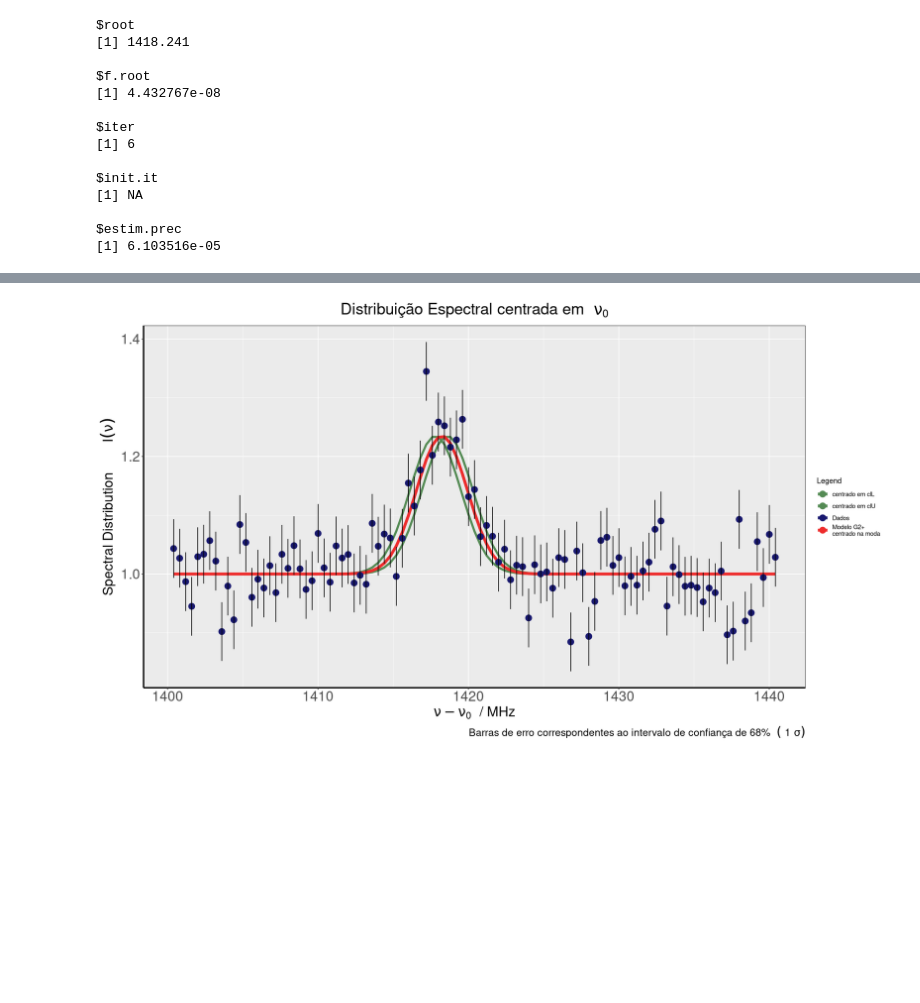
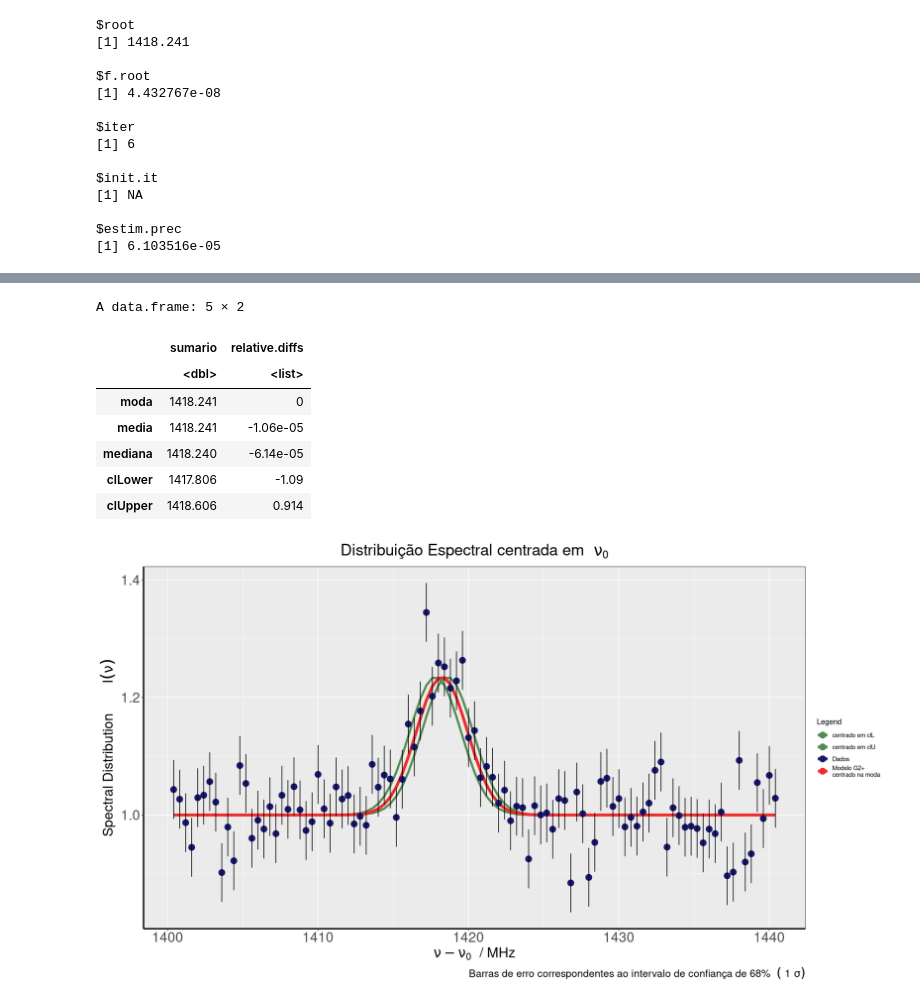
Before and after one commit to cesarium/da-bayesian-star, a Jupyter notebook: notebook.ipynb, the cells around one changed output, grey strips where cells are left out. Cells and saved outputs as stored; diff of their text form; code cells hidden in the pictures; blank space fills up the shorter version.

```diff
--- a/notebook.ipynb
+++ b/notebook.ipynb
@@ -701,0 +704,6 @@ jupyter.theme()
+# %%
+# Mediana - calculation
+root.mediana = uniroot(pdf_cum_root,
+                       interval = c(cum_lim1,cum_lim2))
+nu0_mediana = root.mediana$root
+root.mediana
@@ -702,6 +738,7 @@ jupyter.theme()
 # %%
 # Moda - calculation
-root.moda = uniroot(D_log.pdf_G2p,interval=c(cum_lim1,cum_lim2))
+root.moda = uniroot(Derivative_log.pdf_G2p,
+                    interval=c(cum_lim1,cum_lim2) )
 nu0_moda = root.moda$root
 root.moda
 # %% [output]
@@ -846,2 +920,24 @@ cat('[ CL obtido - 0.95 ] / CL obtido = ',CL.diff.str,'%')
+# %%
+sumario = c('moda' = nu0_moda,
+            'media' = nu0_mean,
+            'mediana' = nu0_mediana,
+            'clLower' = nu0_clL,
+            'clUpper' = nu0_clU
+           )
+
+sumario = data.frame(sumario)
+diff = (sumario$sumario - nu0_moda ) / 0.4
+sumario$relative.diffs = diff
+sumario$relative.diffs = lapply( sumario$relative.diffs , format, digits = 3)
+sumario
+# %% [output]
+A data.frame: 5 × 2
+|  | sumario | relative.diffs |
+|  | <dbl> | <list> |
+| moda | 1418.241 | 0 |
+| media | 1418.241 | -1.06e-05 |
+| mediana | 1418.240 | -6.14e-05 |
+| clLower | 1417.806 | -1.09 |
+| clUpper | 1418.606 | 0.914 |
 # %%
 # Calculation of the theoretical emission curve at the most likely value of \nu_0
```
Also changed, not shown: parts of 30 cells of this notebook, 1 other file.
